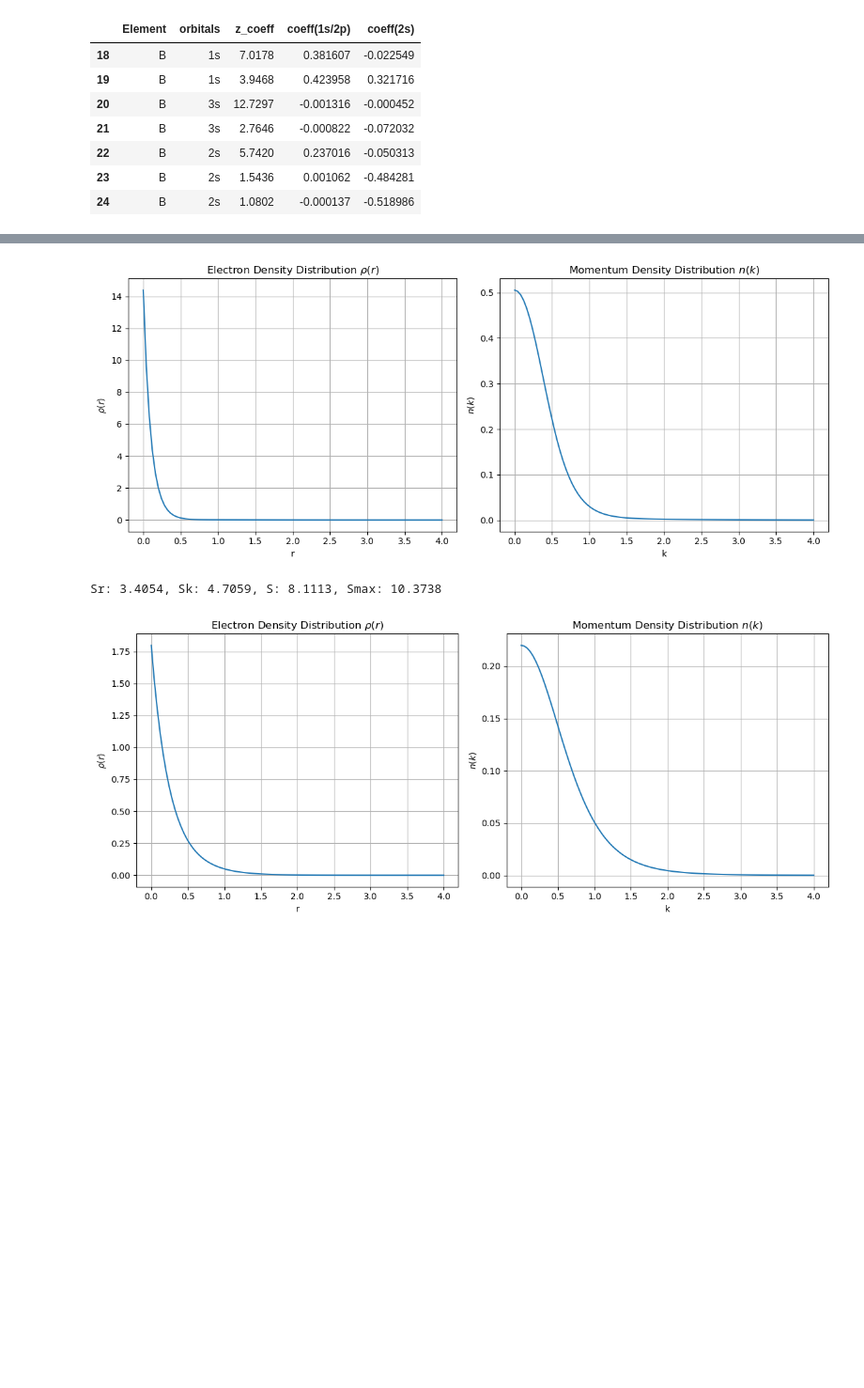
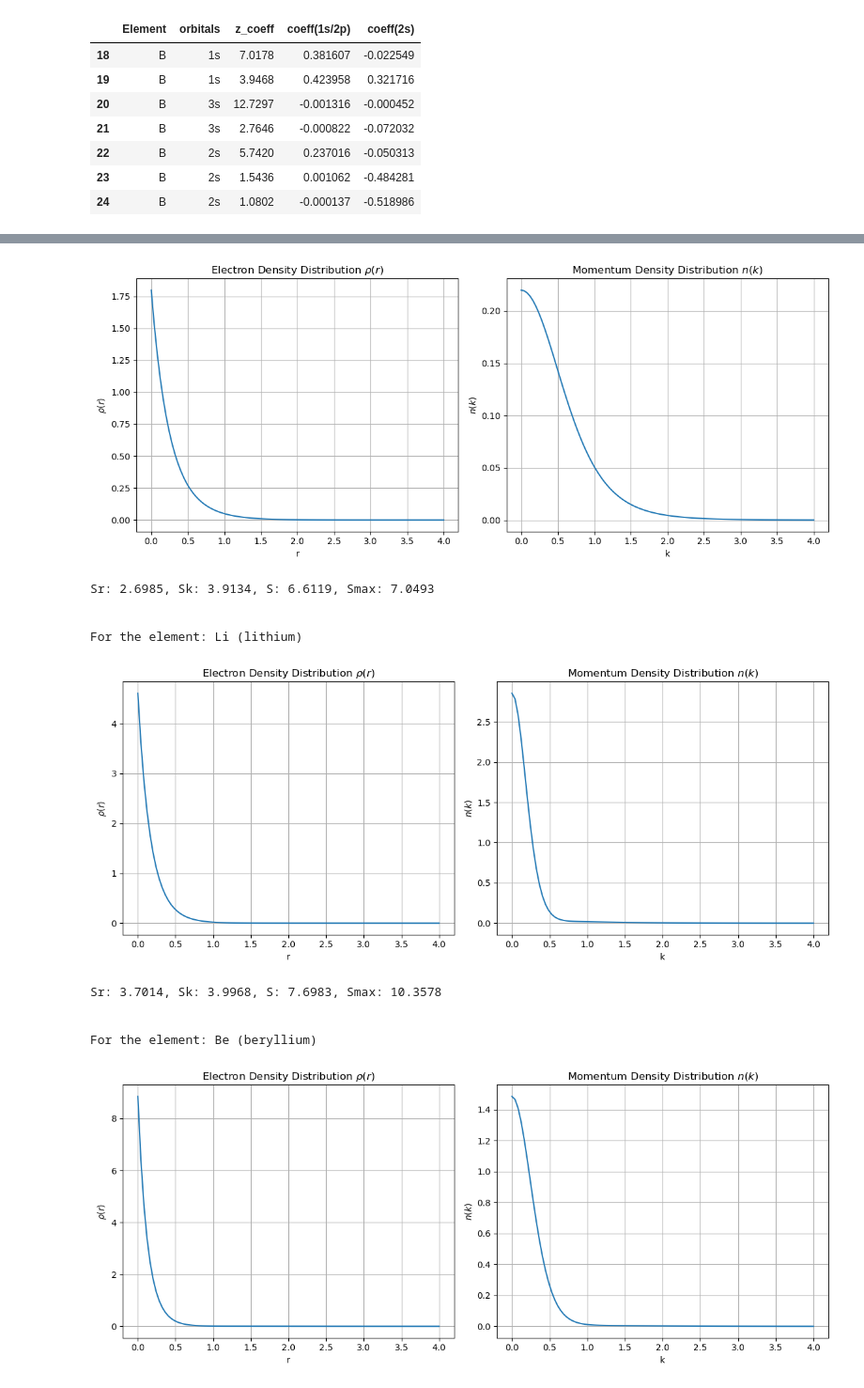
Before and after one commit to 0xVtsio/Computational-Quantum-Physics, a Jupyter notebook: QuantumPhysics_He2Ne.ipynb, the cells around one changed output, grey strips where cells are left out. Shown at 94% size. Saved outputs shown, nothing was run; the diff lists cells and outputs as text; code cells hidden in the pictures; blank space fills up the shorter version.

```diff
--- a/QuantumPhysics_He2Ne.ipynb
+++ b/QuantumPhysics_He2Ne.ipynb
@@ -9,3 +9,5 @@ import ground_state_functions as RHF
 Z_range = np.array(range(2,10+1))
 elements = [periodictable.elements[i].symbol for i in range(2, 10+1)]
 coeff = pd.read_csv("coef_matrices.csv")
+for i in range(len(elements)):
+    print(i+2)
@@ -21,17 +33,23 @@ coeff[(coeff['Element'] == 'B') & (coeff['orbitals'].str.contains('s'))]
 | 23 | B | 2s | 1.5436 | 0.001062 | -0.484281 |
 | 24 | B | 2s | 1.0802 | -0.000137 | -0.518986 |
 # %%
-b_s = coeff[(coeff['Element'] == 'B') & (coeff['orbitals'].str.contains('s'))]
-b_p = coeff[(coeff['Element'] == 'B') & (coeff['orbitals'].str.contains('p'))]
-#print(b_s)
+res = pd.DataFrame(columns=['Sr', 'Sk', 'S', 'Smax'])
 
-# Calculate properties
-results = RHF.wavefunction(b_s, b_p, Z=5)
-print(f"Sr: {results[0]:.4f}, Sk: {results[1]:.4f}, S: {results[2]:.4f}, Smax: {results[3]:.4f}")
+for i in range(len(elements)):
 
-# For elements without p orbitals (like He)
-he_s = coeff[(coeff['Element'] == 'He') & (coeff['orbitals'].str.contains('s'))]
-he_p = pd.DataFrame()  # Empty DataFrame
+    c_s = coeff[(coeff['Element'] == elements[i]) & (coeff['orbitals'].str.contains('s'))]
+    c_p = coeff[(coeff['Element'] == elements[i]) & (coeff['orbitals'].str.contains('p'))]
 
-results_he = RHF.wavefunction(he_s, he_p, Z=2)
+    # Calculate properties
+    print(f"For the element: {elements[i]} ({periodictable.elements[i+2].name})")
+    results = RHF.wavefunction(c_s, c_p, Z=i+2)
+    print(f"Sr: {results[0]:.4f}, Sk: {results[1]:.4f}, S: {results[2]:.4f}, Smax: {results[3]:.4f}\n \n")
+
+    new_row = pd.DataFrame({
+        'Sr': [f"{results[0]:.4f}"],
+        'Sk': [f"{results[1]:.4f}"],
+        'S': [f"{results[2]:.4f}"],
+        'Smax': [f"{results[3]:.4f}"]
+    })
+    res = pd.concat([res, new_row], ignore_index=True)
 # %% [output]
@@ -38,3 +57,11 @@ results_he = RHF.wavefunction(he_s, he_p, Z=2)
-[figure, old version]
+[figure, new version]
-Sr: 3.4054, Sk: 4.7059, S: 8.1113, Smax: 10.3738
+Sr: 2.6985, Sk: 3.9134, S: 6.6119, Smax: 7.0493
+
+
+For the element: Li (lithium)
-[figure, old version]
+[figure, new version]
+Sr: 3.7014, Sk: 3.9968, S: 7.6983, Smax: 10.3578
+
+
+For the element: Be (beryllium)
+[figure, added]
```
Also changed, not shown: parts of 3 cells of this notebook.
